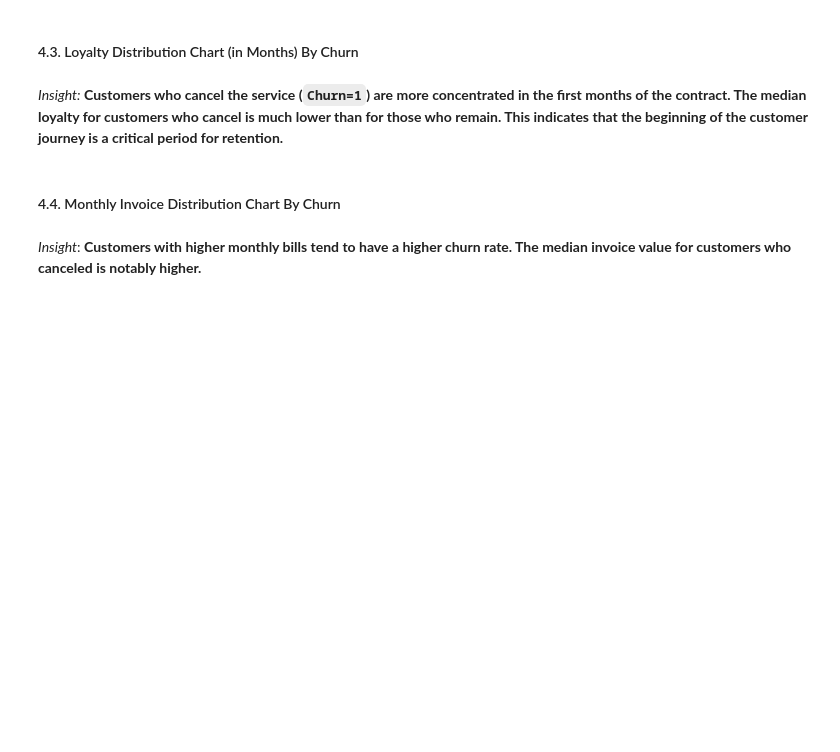
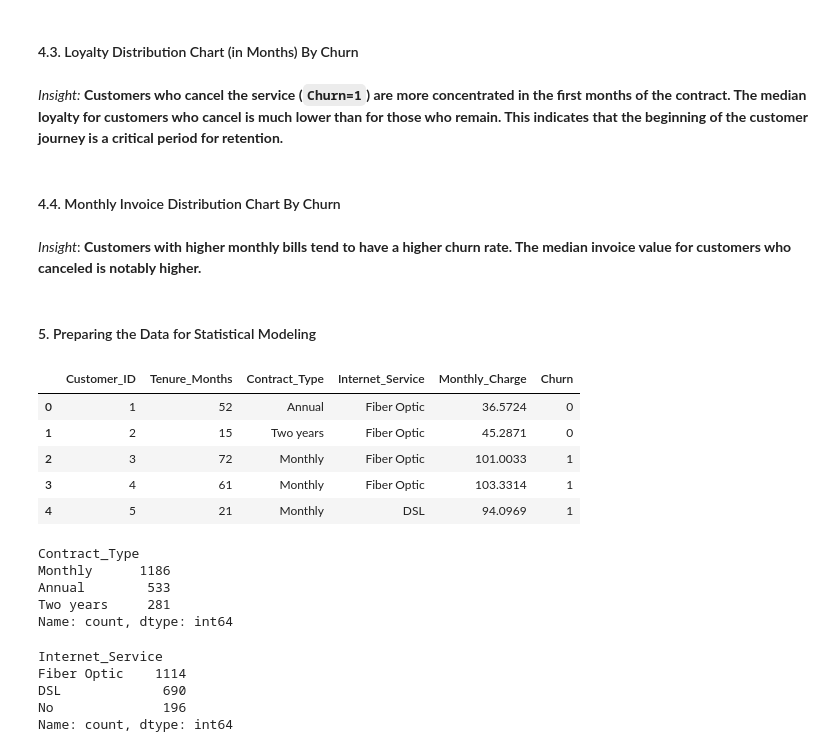
Before and after one commit to MaykInvest/Telecom-Customer-Churn-Analysis, a Jupyter notebook: analysis.ipynb, the cells around one changed output. Drawn from its saved outputs; the diff is of its cells as text; code cells hidden in the pictures; blank space fills up the shorter version.

```diff
--- a/analysis.ipynb
+++ b/analysis.ipynb
@@ -368,3 +368,33 @@ labels = {'Monthly_Invoice': 'Monthly Invoice Amount'})
 fig_hist_fatura.show()
 # %% [markdown]
 _Insight_: **Customers with higher monthly bills tend to have a higher churn rate. The median invoice value for customers who canceled is notably higher.**
+# %% [markdown]
+#### 5. Preparing the Data for Statistical Modeling
+# %%
+# Original data
+df.head()
+# %% [output]
+|  | Customer_ID | Tenure_Months | Contract_Type | Internet_Service | Monthly_Charge | Churn |
+| 0 | 1 | 52 | Annual | Fiber Optic | 36.5724 | 0 |
+| 1 | 2 | 15 | Two years | Fiber Optic | 45.2871 | 0 |
+| 2 | 3 | 72 | Monthly | Fiber Optic | 101.0033 | 1 |
+| 3 | 4 | 61 | Monthly | Fiber Optic | 103.3314 | 1 |
+| 4 | 5 | 21 | Monthly | DSL | 94.0969 | 1 |
+# %%
+# Variable categories
+df['Contract_Type'].value_counts()
+# %% [output]
+Contract_Type
+Monthly      1186
+Annual        533
+Two years     281
+Name: count, dtype: int64
+# %%
+# Variable categories
+df["Internet_Service"].value_counts()
+# %% [output]
+Internet_Service
+Fiber Optic    1114
+DSL             690
+No              196
+Name: count, dtype: int64
```
Also changed, not shown: parts of 4 cells of this notebook.
